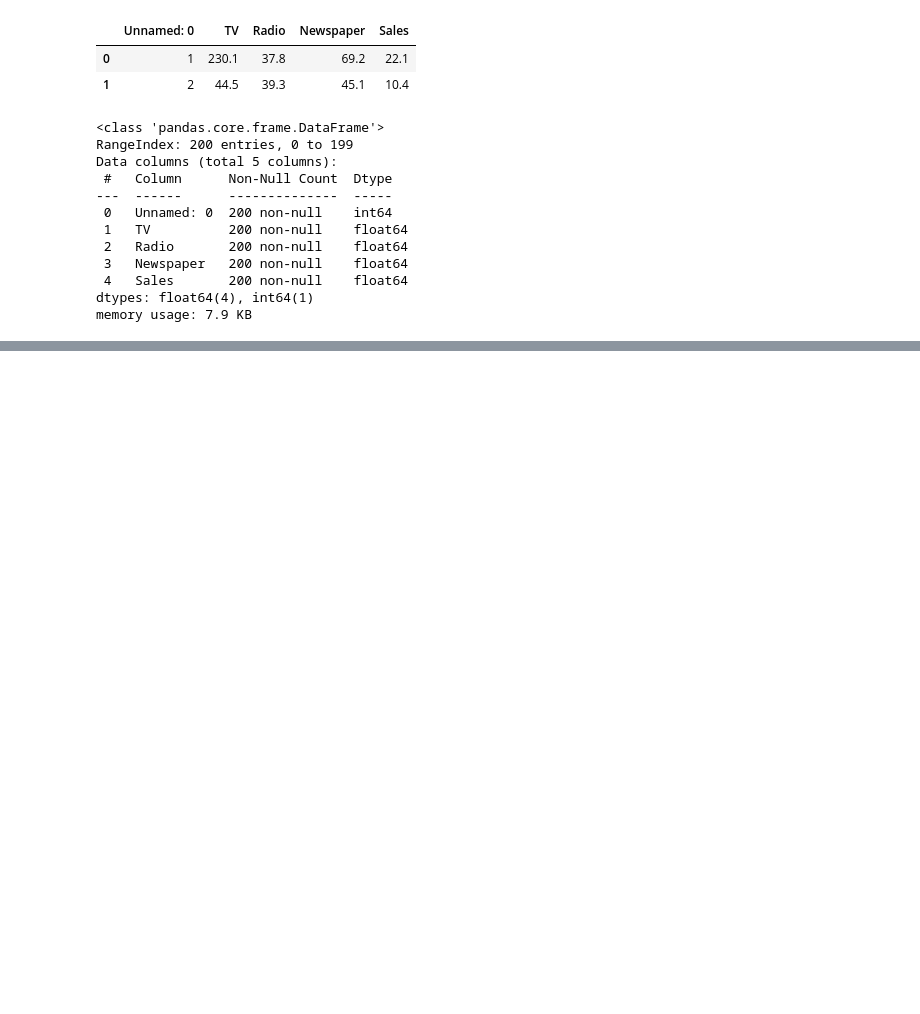
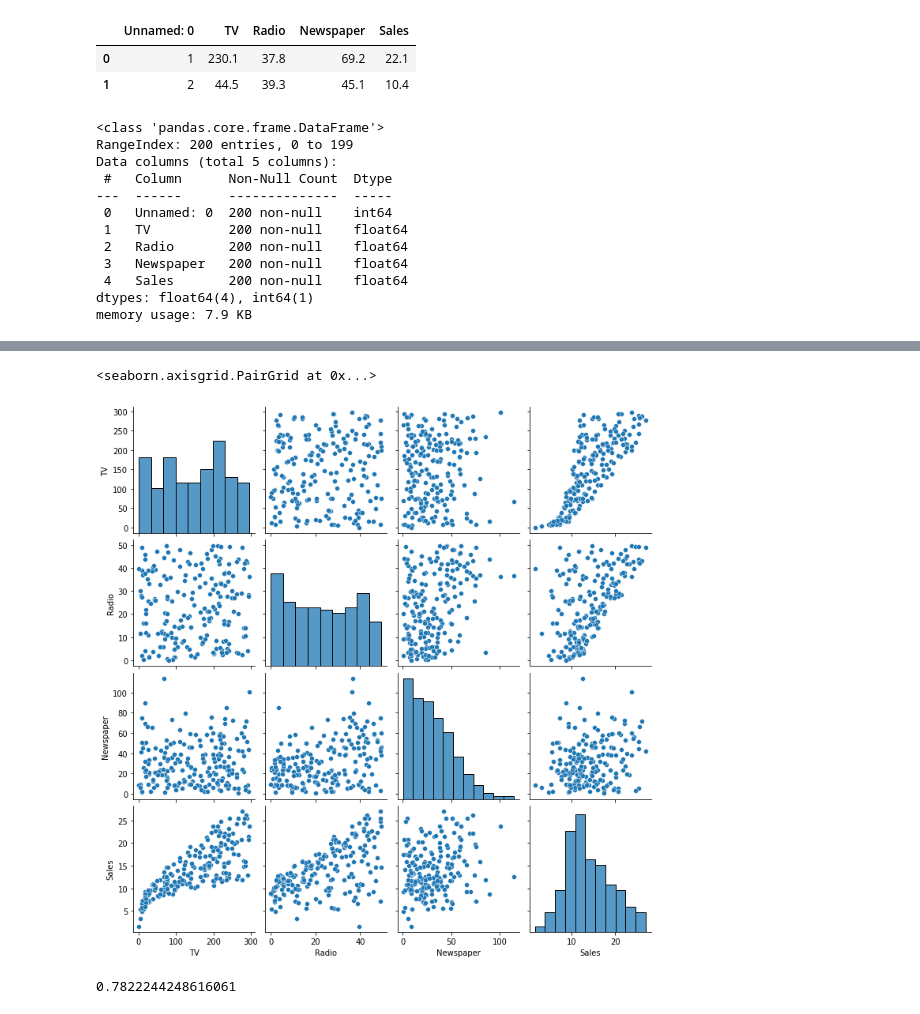
Before and after one commit to georgian3590/BABI-GreatLakes, a Jupyter notebook: Linear_Regression.ipynb, the cells around one changed output, grey strips where cells are left out. Cells and saved outputs as stored; diff of their text form; code cells hidden in the pictures; blank space fills up the shorter version.

```diff
--- a/Linear_Regression.ipynb
+++ b/Linear_Regression.ipynb
@@ -34,0 +66,9 @@ memory usage: 7.9 KB
+# %%
+sn.pairplot(data)
+# %% [output]
+<seaborn.axisgrid.PairGrid at 0x...>
+[figure, added]
+# %%
+data.TV.corr(data.Sales)
+# %% [output]
+0.7822244248616061
```
Also changed, not shown: parts of 8 cells of this notebook.
